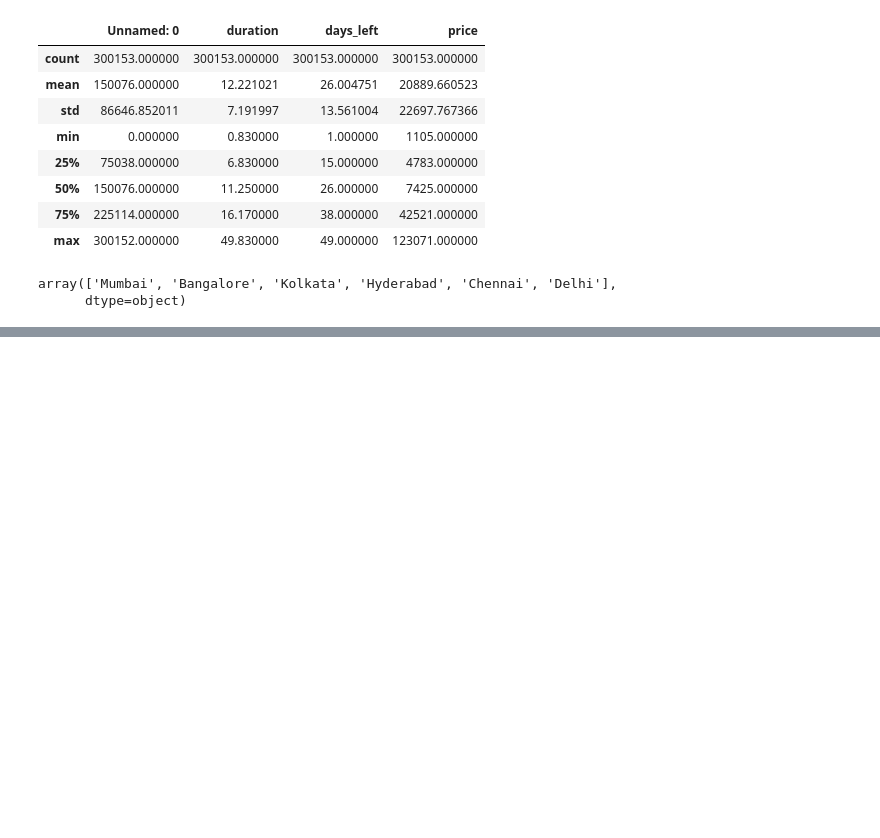
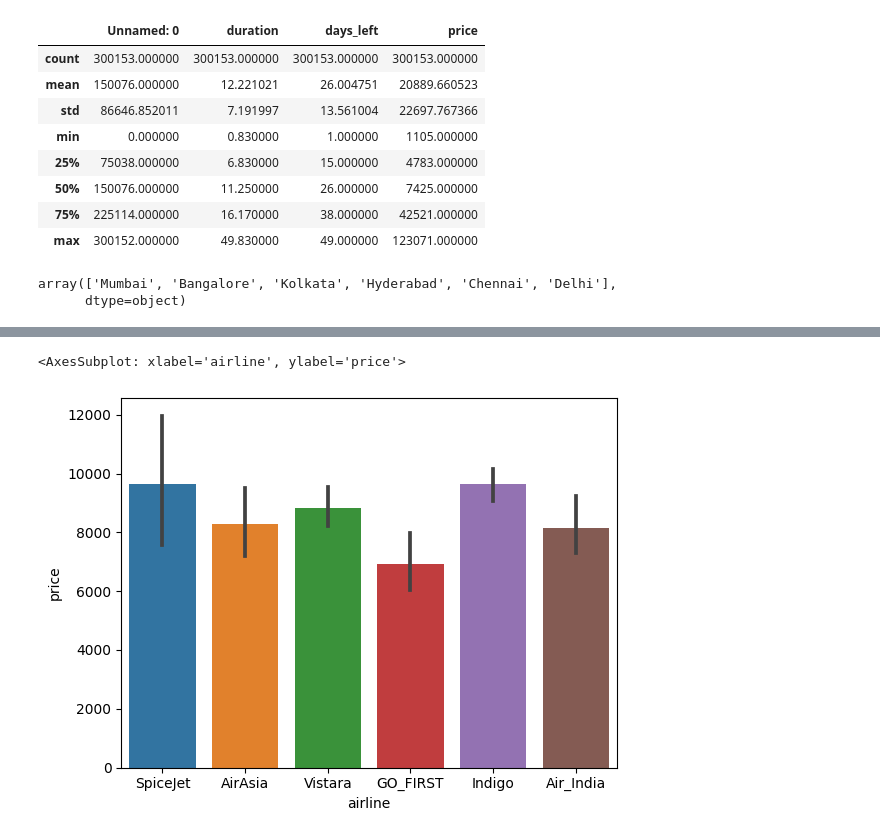
Before and after one commit to Ghassan-alabsi/Flight-Price-Prediction-analysis, a Jupyter notebook: main.ipynb, the cells around one changed output, grey strips where cells are left out. Drawn from its saved outputs; the diff is of its cells as text; code cells hidden in the pictures; blank space fills up the shorter version.

```diff
--- a/main.ipynb
+++ b/main.ipynb
@@ -67,0 +123,13 @@ array(['Mumbai', 'Bangalore', 'Kolkata', 'Hyderabad', 'Chennai', 'Delhi'],
+# %%
+eco= df[df['class']=='Economy'].query('stops=="zero"').query('days_left== 1')
+fig= sns.barplot(data=eco,
+                 x= 'airline',
+                 y= 'price',
+                 #hue= 'airline',
+                 #col='trip',
+                 #col_wrap= 3,
+                 )
+fig
+# %% [output]
+<AxesSubplot: xlabel='airline', ylabel='price'>
+[figure, added]
```
Also changed, not shown: parts of 7 cells of this notebook.
